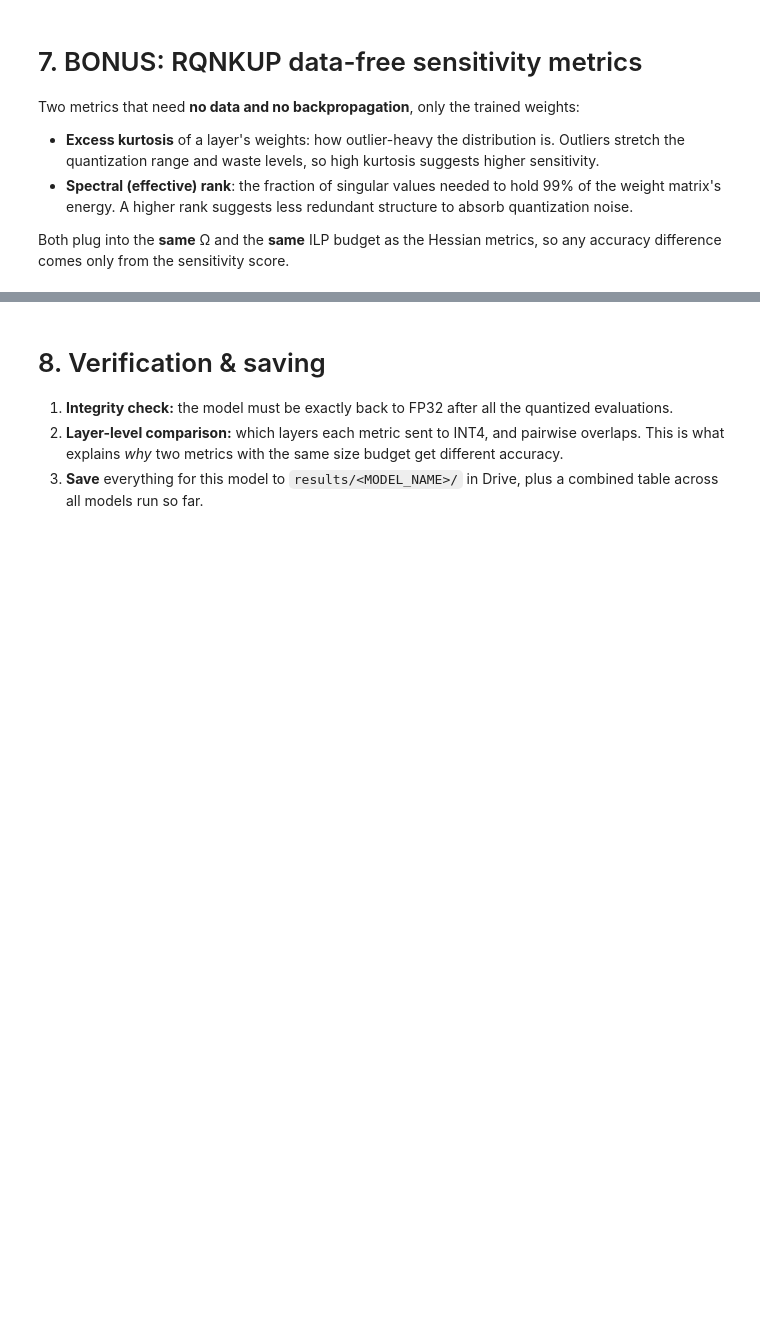
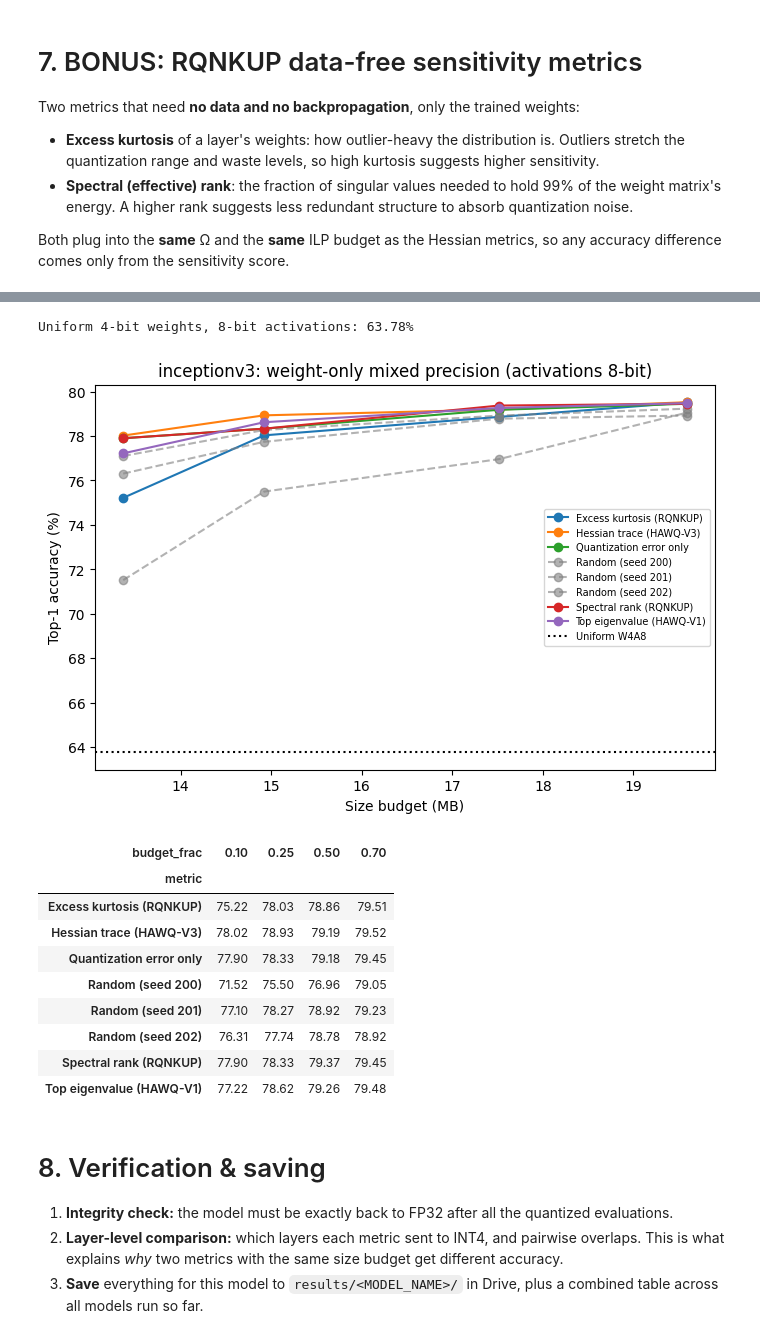
Before and after one commit to acm-research-f26/RQNKUP, a Jupyter notebook: HAWQ_V3.ipynb, the cells around one changed output, grey strips where cells are left out. Drawn from its saved outputs; the diff is of its cells as text; code cells hidden in the pictures; blank space fills up the shorter version.

```diff
--- a/HAWQ_V3.ipynb
+++ b/HAWQ_V3.ipynb
@@ -759,3 +897,53 @@ plot_bit_assignment(results["Mixed (Excess kurtosis (RQNKUP))"]["bit_config"], k
+# %%
+# Weight-only mixed precision (ALL activations 8-bit): tests exactly what the metrics are designed to predict
+with quantized_w_a(model, {n: 4 for n in layer_names}, act_bits=8):
+    w4a8_uniform = evaluate_top1(model, eval_loader, desc="Uniform W4A8")
+print(f"Uniform 4-bit weights, 8-bit activations: {w4a8_uniform:.2f}%")
+
+wo_metrics = {k: v for k, v in all_metrics.items() if k != "Random"}
+for s in range(3):   # several random seeds, so random is reported as a spread, not one lucky draw
+    r = np.random.default_rng(200 + s)
+    wo_metrics[f"Random (seed {200 + s})"] = make_omega(
+        {n: float(r.random()) for n in layer_names}, f"Random seed {200 + s}")
+
+wo_rows = []
+for frac in [0.1, 0.25, 0.5, 0.7]:
+    budget = INT4_SIZE + frac * (INT8_SIZE - INT4_SIZE)
+    for label, om in wo_metrics.items():
+        cfg_bits = solve_ilp(om, size_limit_mb=budget)
+        with quantized_w_a(model, cfg_bits, act_bits=8):
+            acc = evaluate_top1(model, eval_loader, desc=f"W-only {label} @ {frac:.0%}")
+        wo_rows.append({"budget_frac": frac, "budget_mb": budget, "metric": label, "top1": acc,
+                        "n_int4": sum(1 for n in layer_names if effective_bits(cfg_bits, n) == 4)})
+
+wo_df = pd.DataFrame(wo_rows)
+wo_df.to_csv(os.path.join(RESULTS_DIR, f"{MODEL_NAME}_weight_only_multi_budget.csv"), index=False)
+
+plt.figure(figsize=(8, 5))
+for label, g in wo_df.groupby("metric"):
+    style = dict(color="gray", linestyle="--", alpha=0.6) if label.startswith("Random") else {}
+    plt.plot(g["budget_mb"], g["top1"], marker="o", label=label, **style)
+plt.axhline(w4a8_uniform, color="black", linestyle=":", label="Uniform W4A8")
+plt.xlabel("Size budget (MB)")
+plt.ylabel("Top-1 accuracy (%)")
+plt.title(f"{MODEL_NAME}: weight-only mixed precision (activations 8-bit)")
+plt.legend(fontsize=7)
+plt.show()
+
+wo_df.pivot(index="metric", columns="budget_frac", values="top1").round(2)
+# %% [output]
+Uniform 4-bit weights, 8-bit activations: 63.78%
+[figure, added]
+| budget_frac | 0.10 | 0.25 | 0.50 | 0.70 |
+| metric |  |  |  |  |
+| Excess kurtosis (RQNKUP) | 75.22 | 78.03 | 78.86 | 79.51 |
+| Hessian trace (HAWQ-V3) | 78.02 | 78.93 | 79.19 | 79.52 |
+| Quantization error only | 77.90 | 78.33 | 79.18 | 79.45 |
+| Random (seed 200) | 71.52 | 75.50 | 76.96 | 79.05 |
+| Random (seed 201) | 77.10 | 78.27 | 78.92 | 79.23 |
+| Random (seed 202) | 76.31 | 77.74 | 78.78 | 78.92 |
+| Spectral rank (RQNKUP) | 77.90 | 78.33 | 79.37 | 79.45 |
+| Top eigenvalue (HAWQ-V1) | 77.22 | 78.62 | 79.26 | 79.48 |
 # %% [markdown]
 # 8. Verification & saving
 
```
Also changed, not shown: parts of 30 cells of this notebook.
